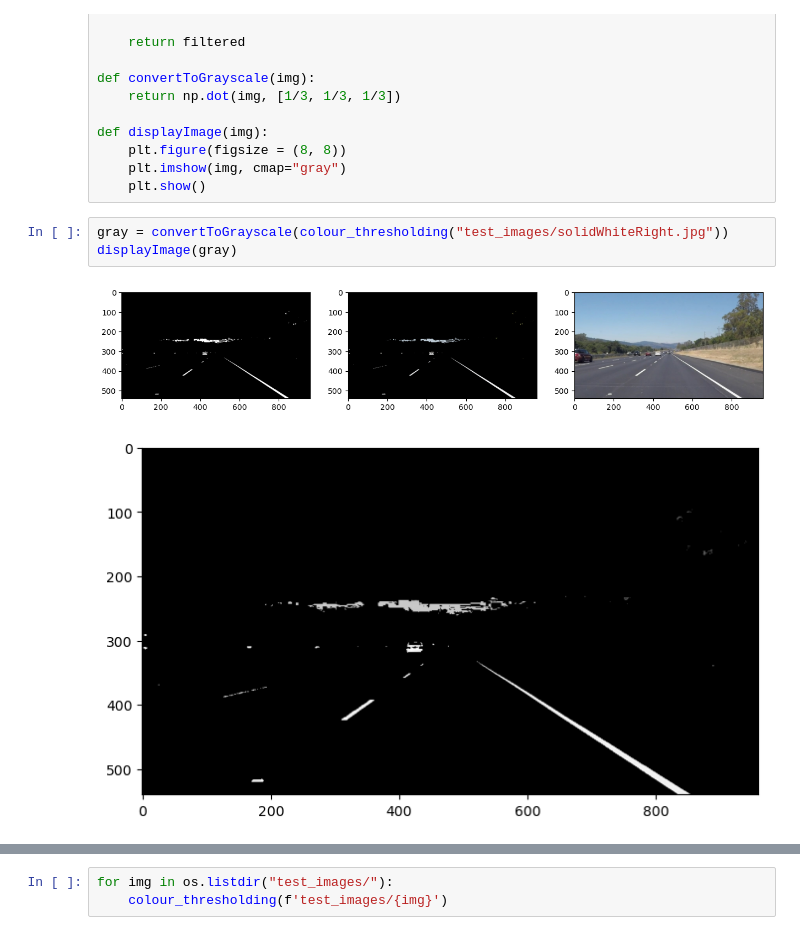
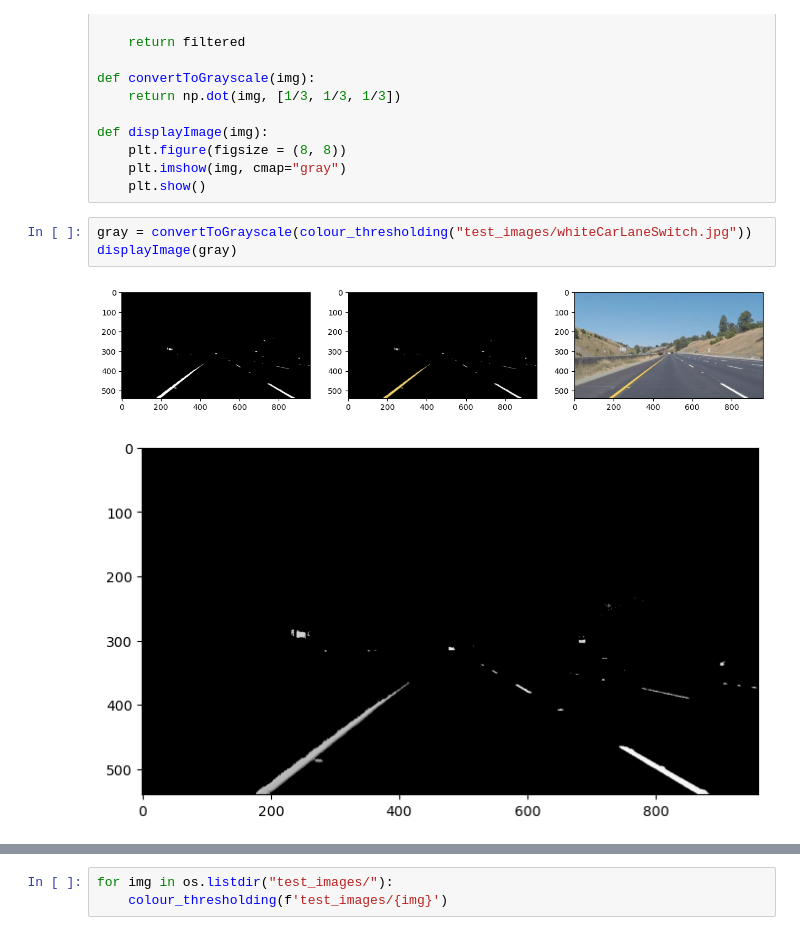
Before and after one commit to bluebarryz/Lane-Detection-CV, a Jupyter notebook: P1.ipynb, the cells around one changed output, grey strips where cells are left out. Drawn from its saved outputs; the diff is of its cells as text.

```diff
--- a/P1.ipynb
+++ b/P1.ipynb
@@ -224,8 +224,8 @@ def displayImage(img):
     plt.imshow(img, cmap="gray")
     plt.show()
 # %%
-gray = convertToGrayscale(colour_thresholding("test_images/solidWhiteRight.jpg"))
+gray = convertToGrayscale(colour_thresholding("test_images/whiteCarLaneSwitch.jpg"))
 displayImage(gray)
 # %% [output]
-[figure, old version]
+[figure, new version]
-[figure, old version]
+[figure, new version]
```
Also changed, not shown: parts of 2 cells of this notebook.
